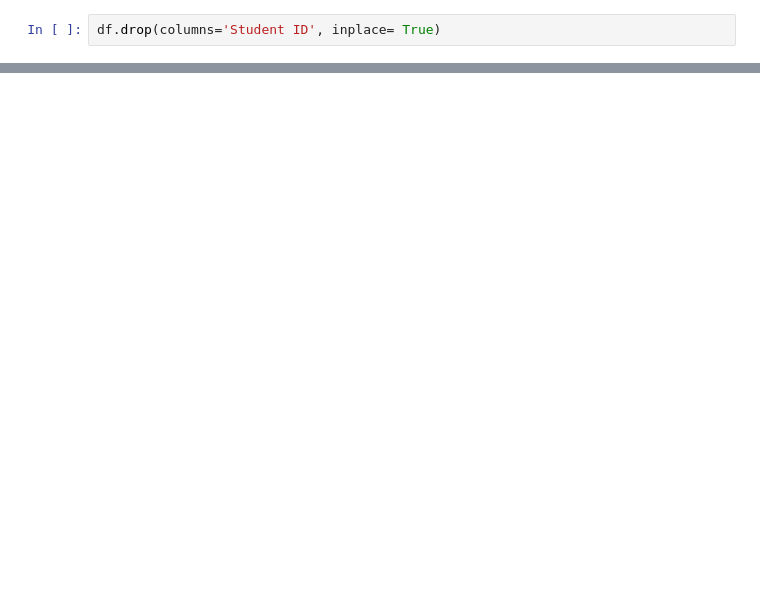
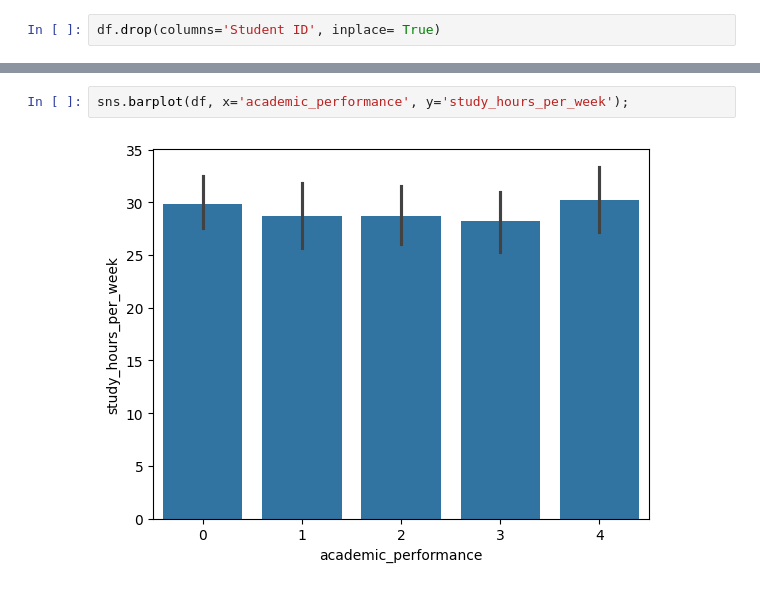
Before and after one commit to LuizFelipeModena/Student_Mental_Stress, a Jupyter notebook: main.ipynb, the cells around one changed output, grey strips where cells are left out. Drawn from its saved outputs; the diff is of its cells as text; blank space fills up the shorter version.

```diff
--- a/main.ipynb
+++ b/main.ipynb
@@ -79,0 +118,4 @@ df.rename(columns={""})
+# %%
+sns.barplot(df, x='academic_performance', y='study_hours_per_week');
+# %% [output]
+[figure, added]
```
Also changed, not shown: parts of 9 cells of this notebook.
